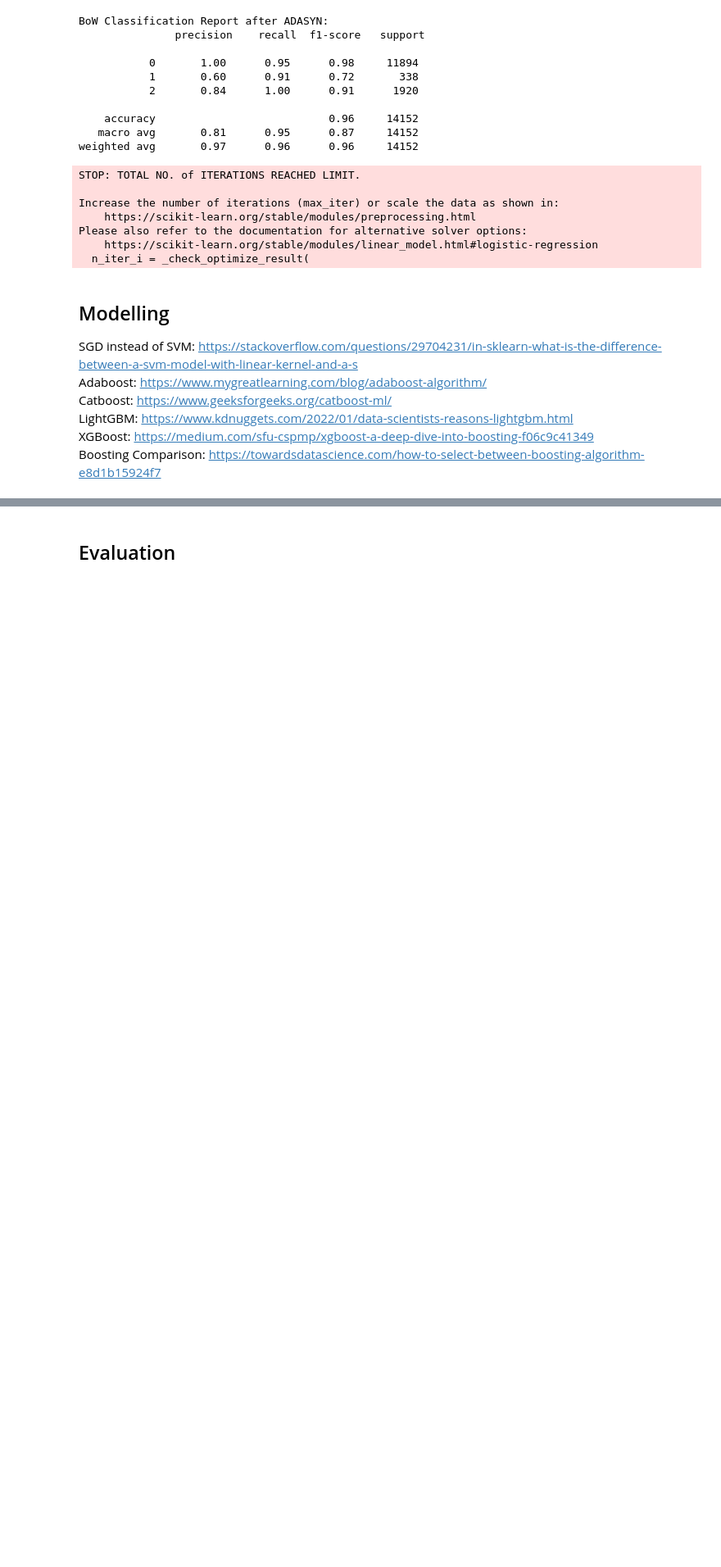
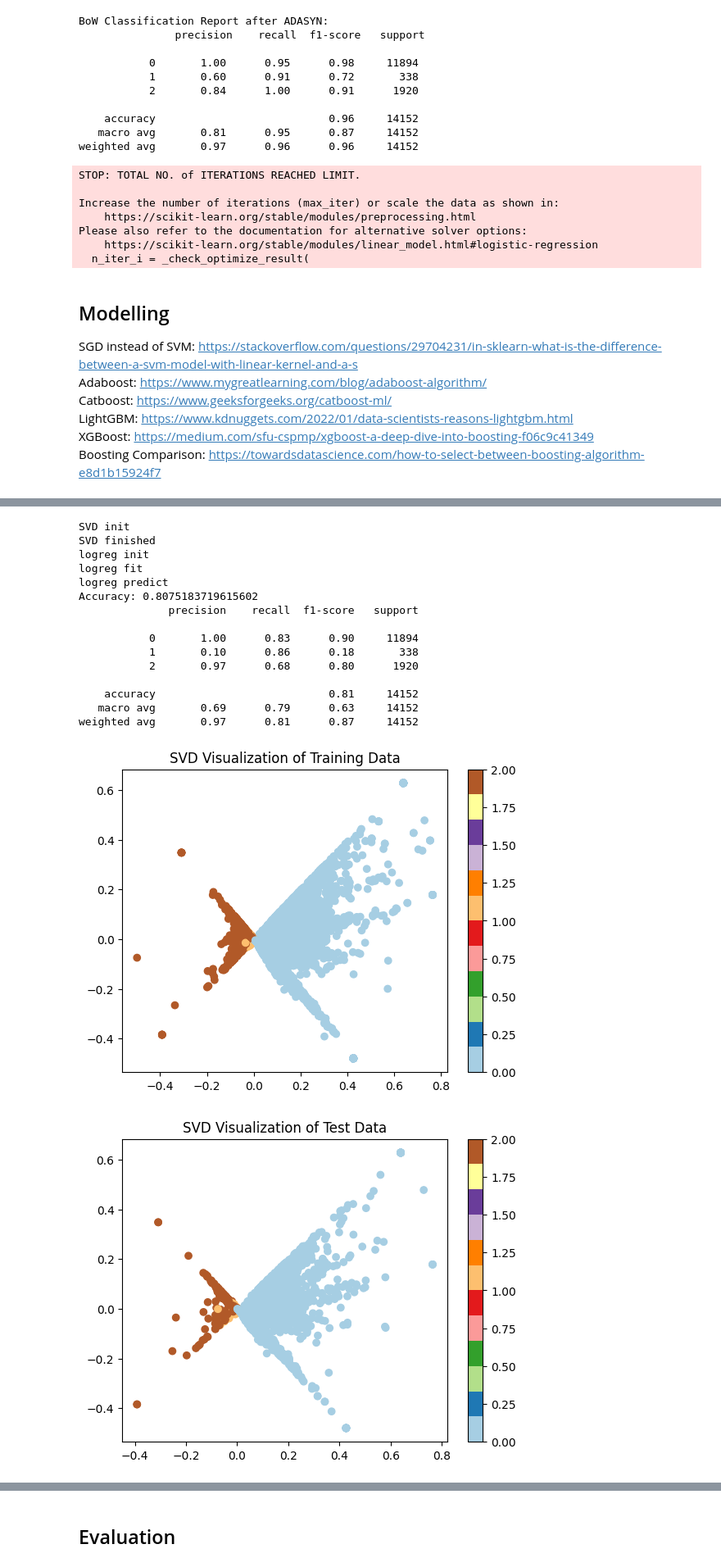
Before and after one commit to gangula-karthik/Altitude-Analytics, a Jupyter notebook: Modelling.ipynb, the cells around one changed output, grey strips where cells are left out. Shown at 82% size. Cells and saved outputs as stored; diff of their text form; code cells hidden in the pictures; blank space fills up the shorter version.

```diff
--- a/Modelling.ipynb
+++ b/Modelling.ipynb
@@ -447,0 +544,65 @@ results
+# %%
+import matplotlib.pyplot as plt
+from sklearn.metrics import accuracy_score, classification_report
+from sklearn.decomposition import TruncatedSVD
+from sklearn.linear_model import LogisticRegression
+from sklearn.model_selection import train_test_split
+
+# Assuming you have X_train, X_test, y_train, and y_test defined earlier
+
+# Step 1: Apply Truncated SVD for feature reduction on CPU
+n_components = 2  # You can adjust this value as needed
+svd = TruncatedSVD(n_components=n_components, random_state=42)
+print("SVD init")
+
+# Fit and transform on training data
+X_train_svd = svd.fit_transform(X_train_delta_tfidf.toarray())
+
+# Transform on test data
+X_test_svd = svd.transform(X_test_delta_tfidf.toarray())
+print("SVD finished")
+
+# Step 2: Logistic Regression with class weights for evaluation
+logistic_regression = LogisticRegression(class_weight='balanced')
+print("logreg init")
+
+# Fit the model
+logistic_regression.fit(X_train_svd, y_train)
+print("logreg fit")
+
+# Predictions
+y_pred = logistic_regression.predict(X_test_svd)
+print("logreg predict")
+
+# Step 3: Evaluation
+print("Accuracy:", accuracy_score(y_test, y_pred))
+print(classification_report(y_test, y_pred))
+
+# Step 4: Visualize SVD results
+plt.scatter(X_train_svd[:, 0], X_train_svd[:, 1], c=y_train, cmap=plt.cm.Paired)
+plt.colorbar()
+plt.title("SVD Visualization of Training Data")
+plt.show()
+
+plt.scatter(X_test_svd[:, 0], X_test_svd[:, 1], c=y_test, cmap=plt.cm.Paired)
+plt.colorbar()
+plt.title("SVD Visualization of Test Data")
+plt.show()
+# %% [output]
+SVD init
+SVD finished
+logreg init
+logreg fit
+logreg predict
+Accuracy: 0.8075183719615602
+              precision    recall  f1-score   support
+
+           0       1.00      0.83      0.90     11894
+           1       0.10      0.86      0.18       338
+           2       0.97      0.68      0.80      1920
+
+    accuracy                           0.81     14152
+   macro avg       0.69      0.79      0.63     14152
+weighted avg       0.97      0.81      0.87     14152
+[figure, added]
+[figure, added]
```
Also changed, not shown: parts of 13 cells of this notebook.
